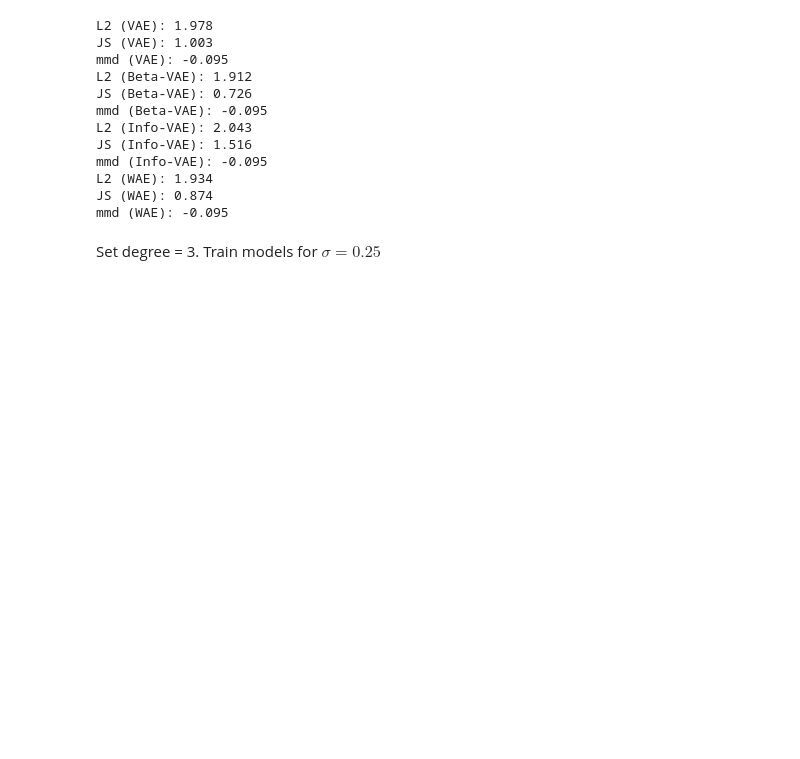
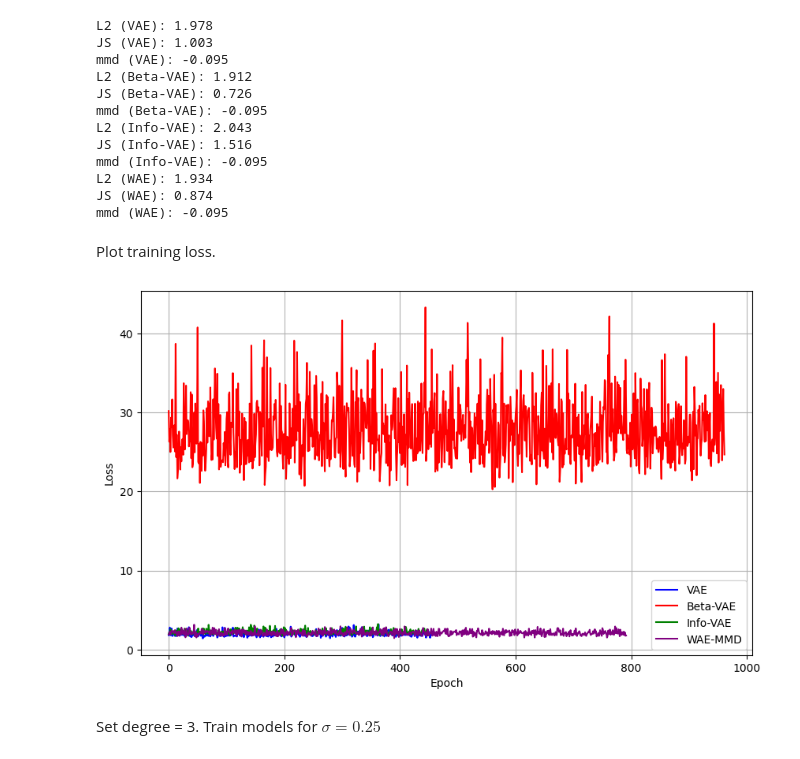
Before and after one commit to levi0206/VAE, a Jupyter notebook: OU_implementation_d3.ipynb, the cells around one changed output. Drawn from its saved outputs; the diff is of its cells as text; code cells hidden in the pictures; blank space fills up the shorter version.

Commit message:
plot training loss

```diff
--- a/OU_implementation_d3.ipynb
+++ b/OU_implementation_d3.ipynb
@@ -218,6 +218,32 @@ mmd (Info-VAE): -0.095
 L2 (WAE): 1.934
 JS (WAE): 0.874
 mmd (WAE): -0.095
+# %% [markdown]
+Plot training loss.
+# %%
+import matplotlib.pyplot as plt
+
+# Create a figure
+plt.figure(figsize=(10, 6))
+
+# Plot each model's loss with a different label and color
+plt.plot(range(len(model_vae.loss_record)), model_vae.loss_record, label='VAE', color='blue')
+plt.plot(range(len(model_betavae.loss_record)), model_betavae.loss_record, label='Beta-VAE', color='red')
+plt.plot(range(len(model_infovae.loss_record)), model_infovae.loss_record, label='Info-VAE', color='green')
+plt.plot(range(len(model_waemmd.loss_record)), model_waemmd.loss_record, label='WAE-MMD', color='purple')
+
+# Add labels and title
+plt.xlabel('Epoch')
+plt.ylabel('Loss')
+# plt.title('Loss Curves for the stock dataset, $d=3$')
+plt.legend()  # Add a legend to distinguish the models
+plt.grid(True)  # Optional: adds a grid for better readability
+plt.savefig('assets/loss_ou0.8_d3.png', dpi=300, bbox_inches='tight')
+
+# Show the plot
+plt.show()
+# %% [output]
+[figure, added]
 # %% [markdown]
 Set degree = 3. Train models for $\sigma=0.25$
 # %%
```
Also changed, not shown: parts of 3 cells of this notebook, 13 other files.
